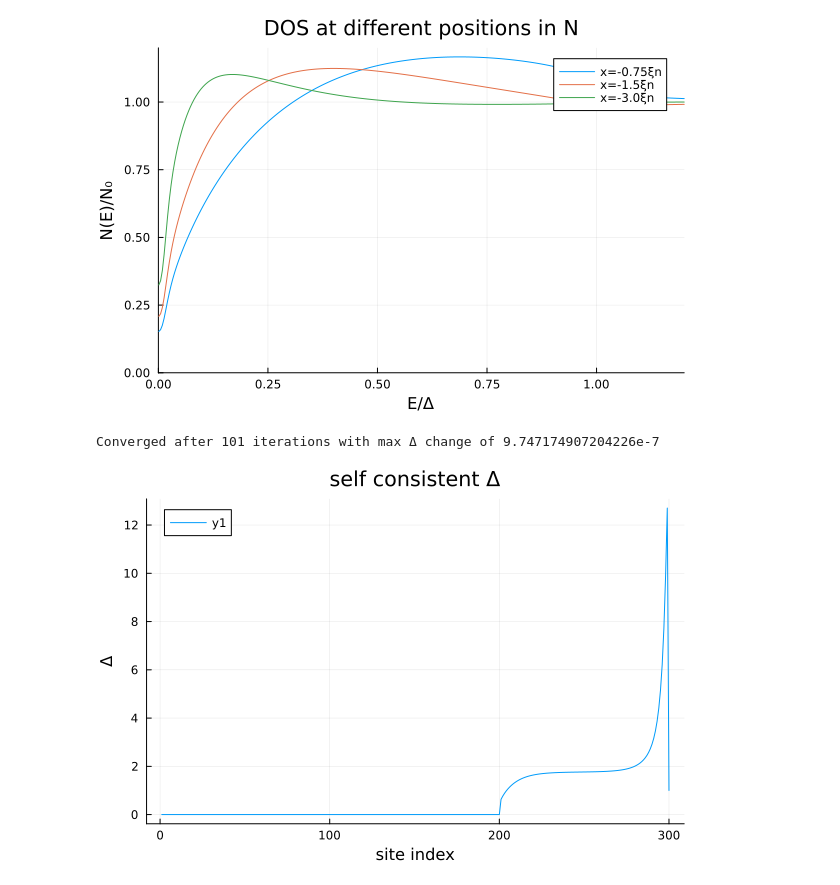
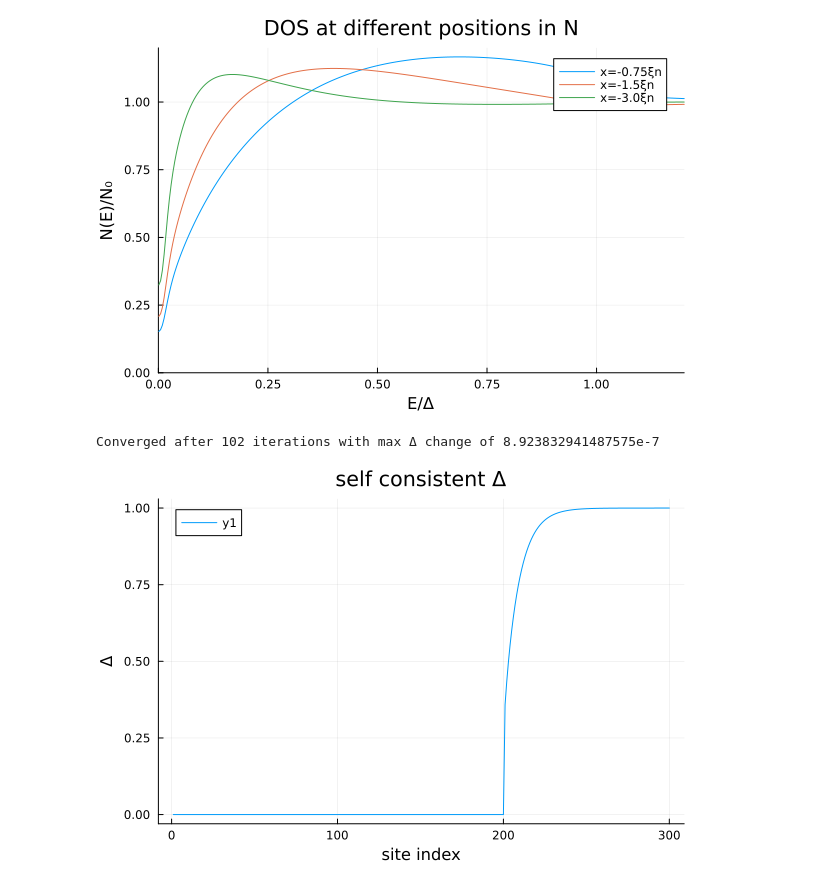
Before and after one commit to nakowalczyk/usadel_1D, a Jupyter notebook: scripts/NS.ipynb, the cells around one changed output. Drawn from its saved outputs; the diff is of its cells as text; code cells hidden in the pictures.

```diff
--- a/scripts/NS.ipynb
+++ b/scripts/NS.ipynb
@@ -65,14 +65,14 @@ energies=collect(range(0.001,1.2,length=300))
 x_eval=-1.5
 p = setup_simulation_NS(Ln, Ls, dx, 0.0, Γin, 1.0, 1.0, Dn, Ds)
 Δ_sc, theta = self_consistent_delta(p,T,Tc,150,100,1e-6,0.5)
-p.Δ = Δ_sc
+p.Δ = Δ_sc./maximum(Δ_sc)
 dos1, _ = compute_DOS(energies, p, x_eval);
 # %% [output]
-Converged after 101 iterations with max Δ change of 9.747174907204226e-7
+Converged after 102 iterations with max Δ change of 8.923832941487575e-7
 # %%
 plt = Plots.plot(xlabel="site index", ylabel="Δ",
            title="self consistent Δ")
 
-plot!(plt, 1:length(Δ_sc), Δ_sc)
+plot!(plt, 1:length(Δ_sc), Δ_sc./maximum(Δ_sc))
 # %% [output]
-[figure, old version]
+[figure, new version]
```
Also changed, not shown: parts of 1 cell of this notebook, 1 other file.
